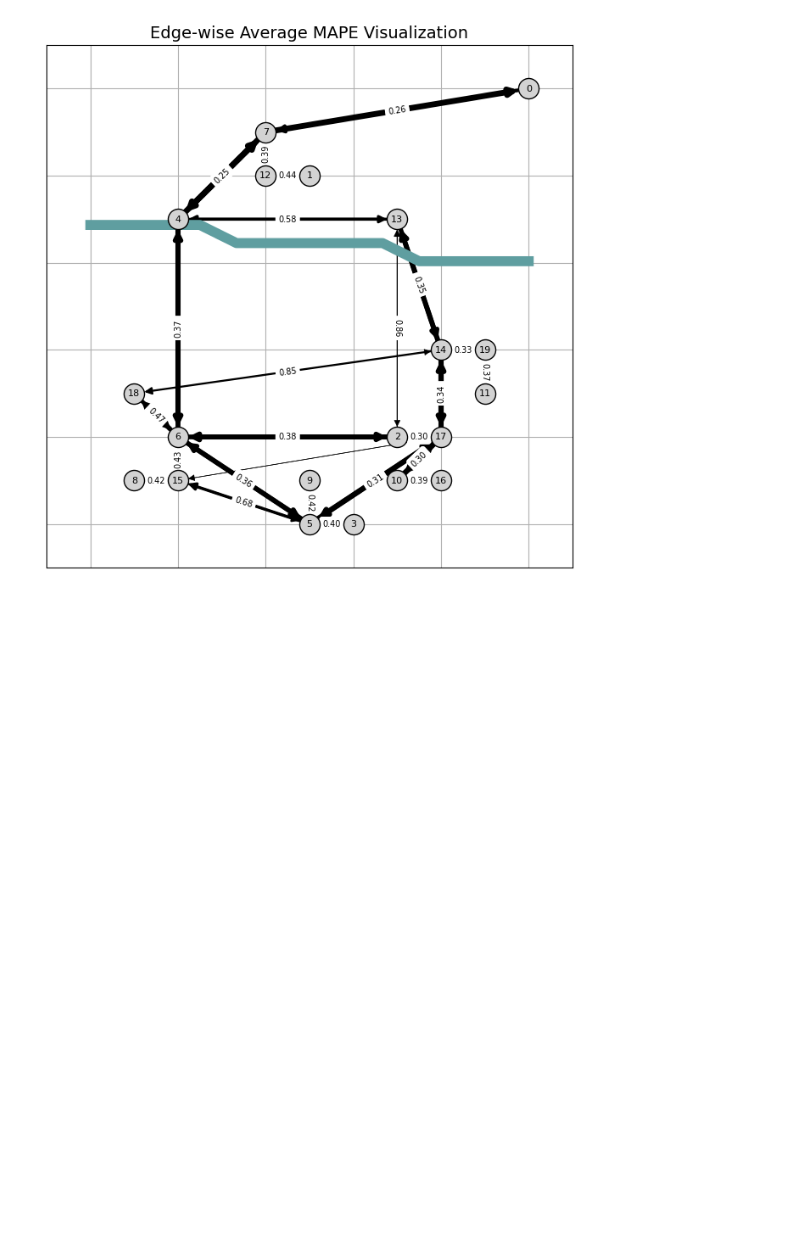
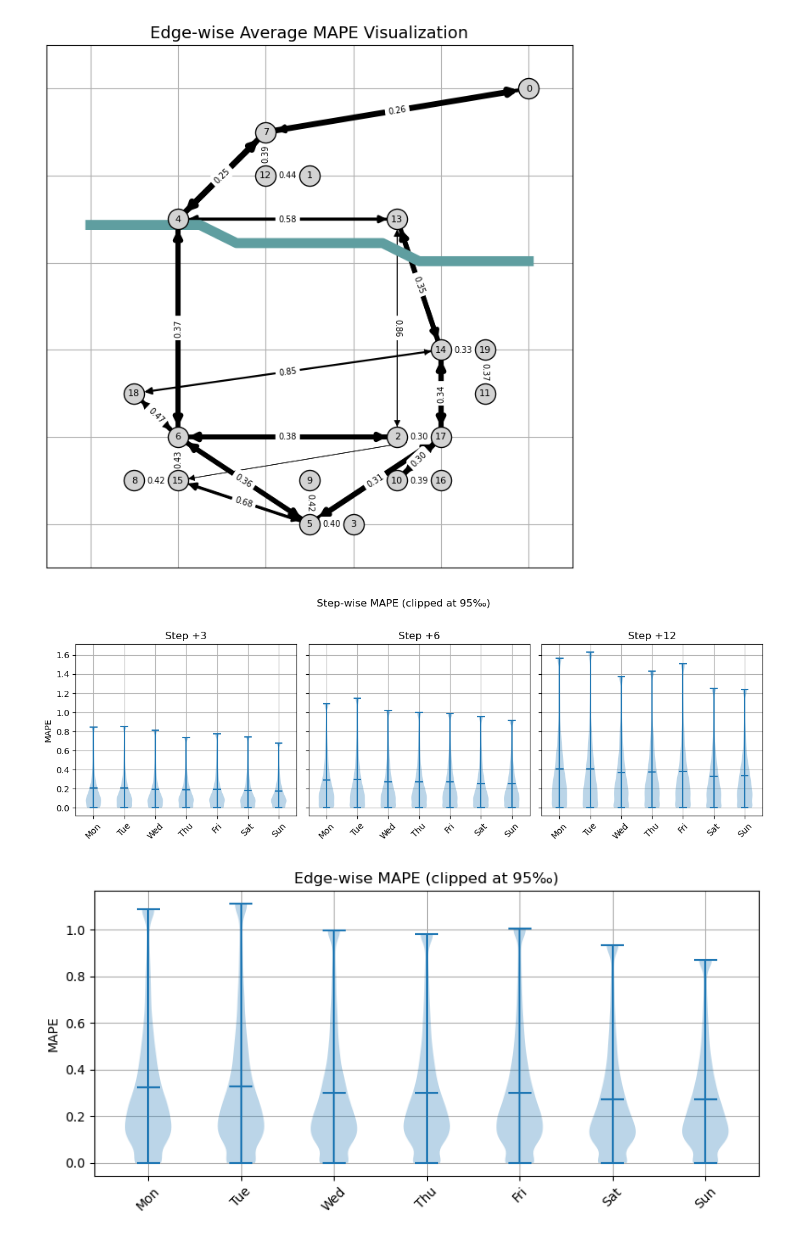
Before and after one commit to HiverXD/Traffic-Congestion-Prediction, a Jupyter notebook: src/baseline_train_refactoring.ipynb, the cells around one changed output. Cells and saved outputs as stored; diff of their text form; code cells hidden in the pictures; blank space fills up the shorter version.

```diff
--- a/src/baseline_train_refactoring.ipynb
+++ b/src/baseline_train_refactoring.ipynb
@@ -435,3 +432,14 @@ plot_city_edge_mape(
 )
 # %% [output]
 [figure]
+# %%
+# valid_loader, model, DEVICE, edge_index, edge_attr 준비 후
+plot_dow_mape_violin_filtered(
+    valid_loader, model, DEVICE,
+    edge_index, edge_attr,
+    dow_idx=4,            # DOW 채널 인덱스
+    clip_percentile=95    # 상위 5% 이상은 잘라냄
+)
+# %% [output]
+[figure, added]
+[figure, added]
```
Also changed, not shown: parts of 8 cells of this notebook.
